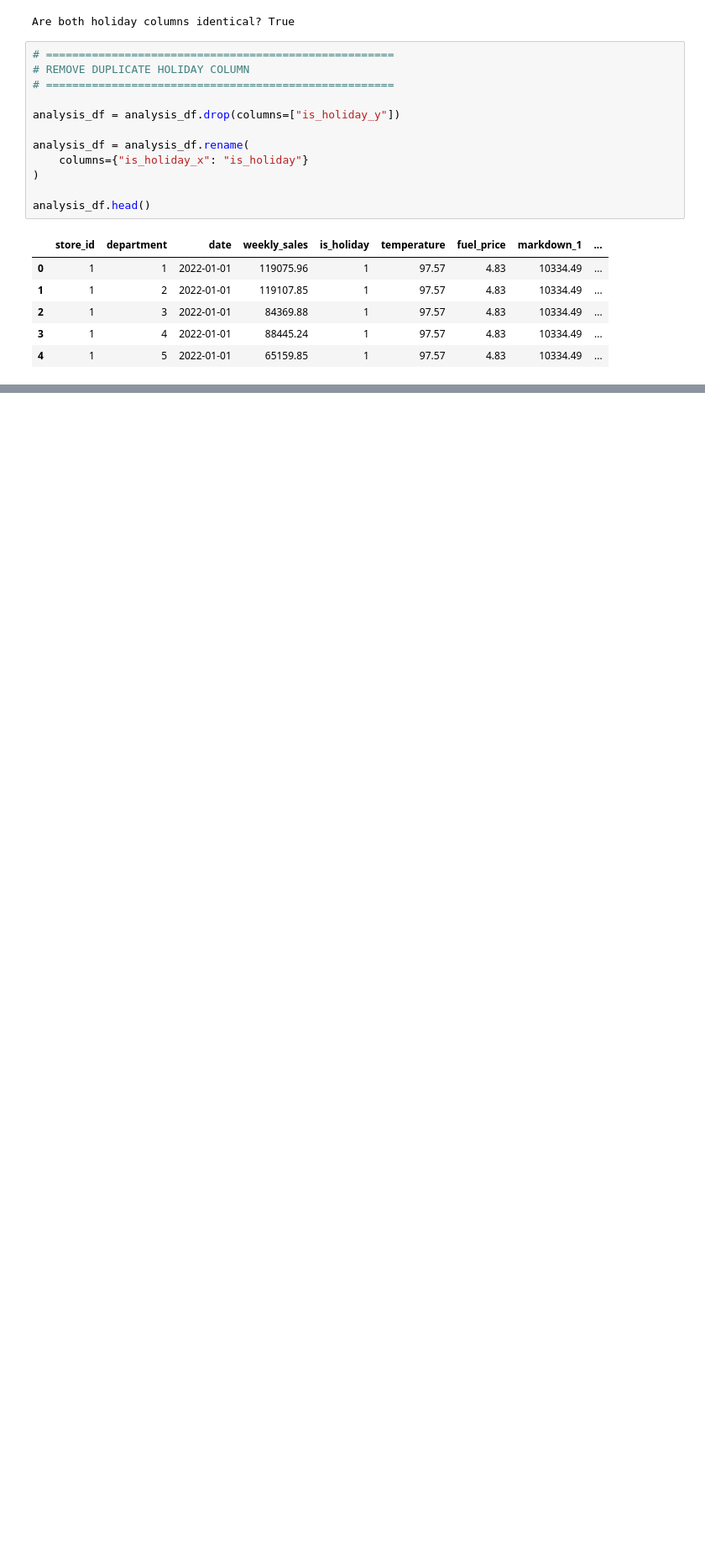
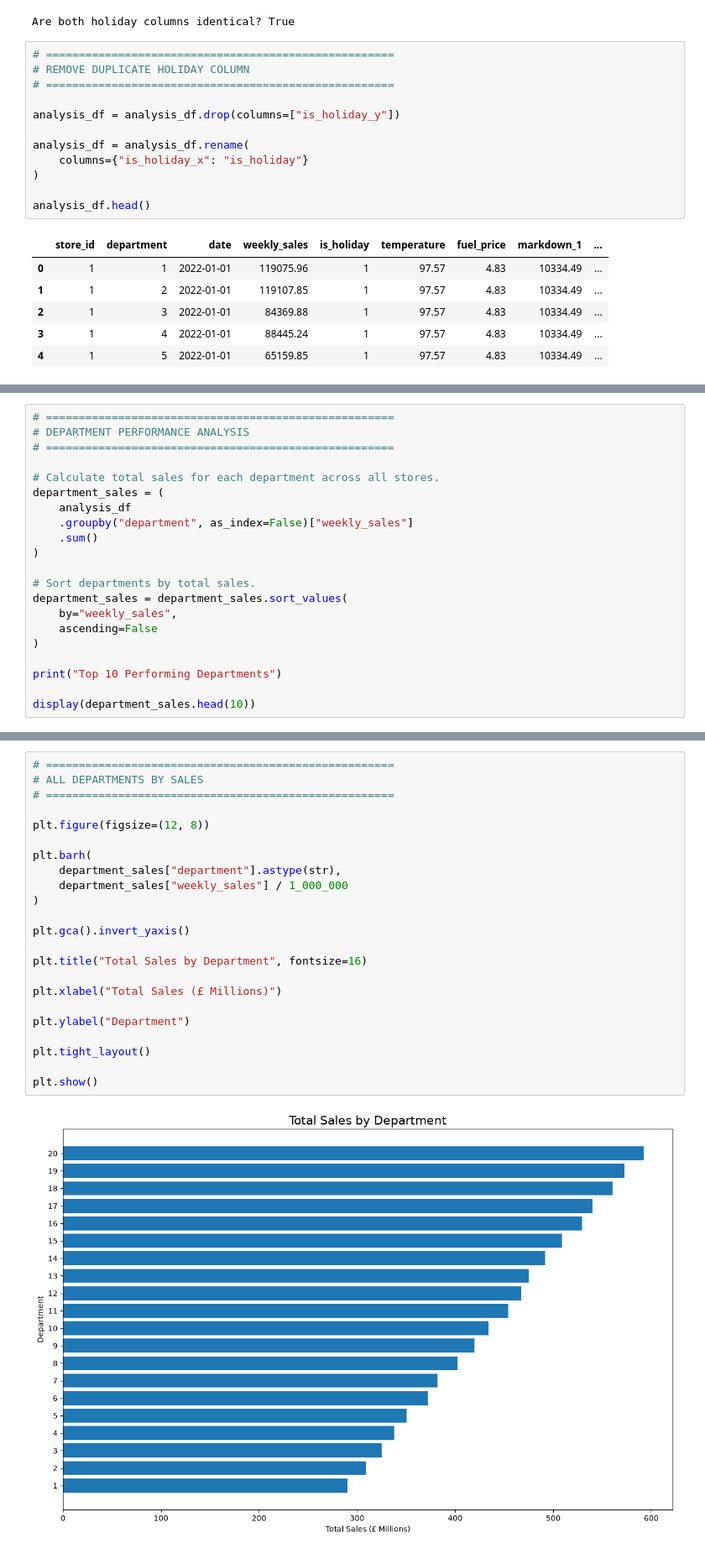
Before and after one commit to DevashishVidhate/Retail-Supply-Chain-Analytics, a Jupyter notebook: notebooks/EDA.ipynb, the cells around one changed output, grey strips where cells are left out. Shown at 84% size. Drawn from its saved outputs; the diff is of its cells as text; blank space fills up the shorter version.

```diff
--- a/notebooks/EDA.ipynb
+++ b/notebooks/EDA.ipynb
@@ -608,0 +895,21 @@ analysis_df.head()
+# %%
+# =====================================================
+# DEPARTMENT PERFORMANCE ANALYSIS
+# =====================================================
+
+# Calculate total sales for each department across all stores.
+department_sales = (
+    analysis_df
+    .groupby("department", as_index=False)["weekly_sales"]
+    .sum()
+)
+
+# Sort departments by total sales.
+department_sales = department_sales.sort_values(
+    by="weekly_sales",
+    ascending=False
+)
+
+print("Top 10 Performing Departments")
+
+display(department_sales.head(10))
@@ -608,0 +929,25 @@ analysis_df.head()
+# %%
+# =====================================================
+# ALL DEPARTMENTS BY SALES
+# =====================================================
+
+plt.figure(figsize=(12, 8))
+
+plt.barh(
+    department_sales["department"].astype(str),
+    department_sales["weekly_sales"] / 1_000_000
+)
+
+plt.gca().invert_yaxis()
+
+plt.title("Total Sales by Department", fontsize=16)
+
+plt.xlabel("Total Sales (£ Millions)")
+
+plt.ylabel("Department")
+
+plt.tight_layout()
+
+plt.show()
+# %% [output]
+[figure, added]
```
Also changed, not shown: parts of 25 cells of this notebook, 1 other file.
